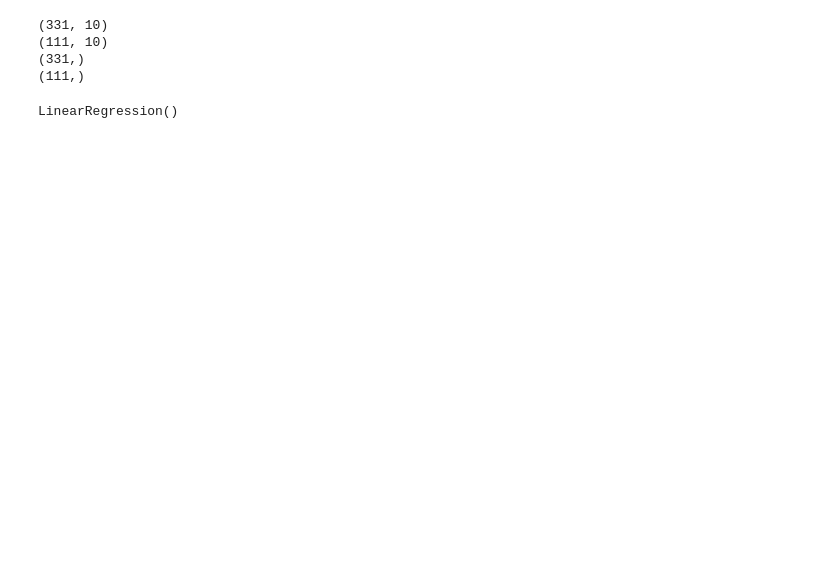
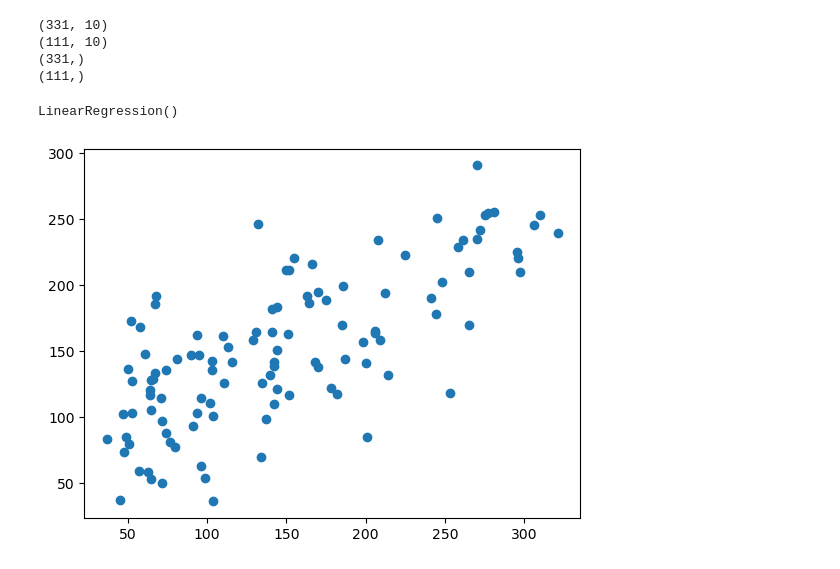
Before and after one commit to Ekansh0801/MACHINE-LEARNING, a Jupyter notebook: Basic of ml.ipynb, the cells around one changed output. Saved outputs shown, nothing was run; the diff lists cells and outputs as text; code cells hidden in the pictures; blank space fills up the shorter version.

```diff
--- a/Basic of ml.ipynb
+++ b/Basic of ml.ipynb
@@ -96,3 +96,9 @@ alg1.fit(x_train,y_train)
 LinearRegression()
 # %%
 y_pred = alg1.predict(x_test)
+# %%
+import matplotlib.pyplot as plt
+plt.scatter(y_test,y_pred)
+plt.show()
+# %% [output]
+[figure, added]
```
Also changed, not shown: parts of 7 cells of this notebook, 3 other files.
